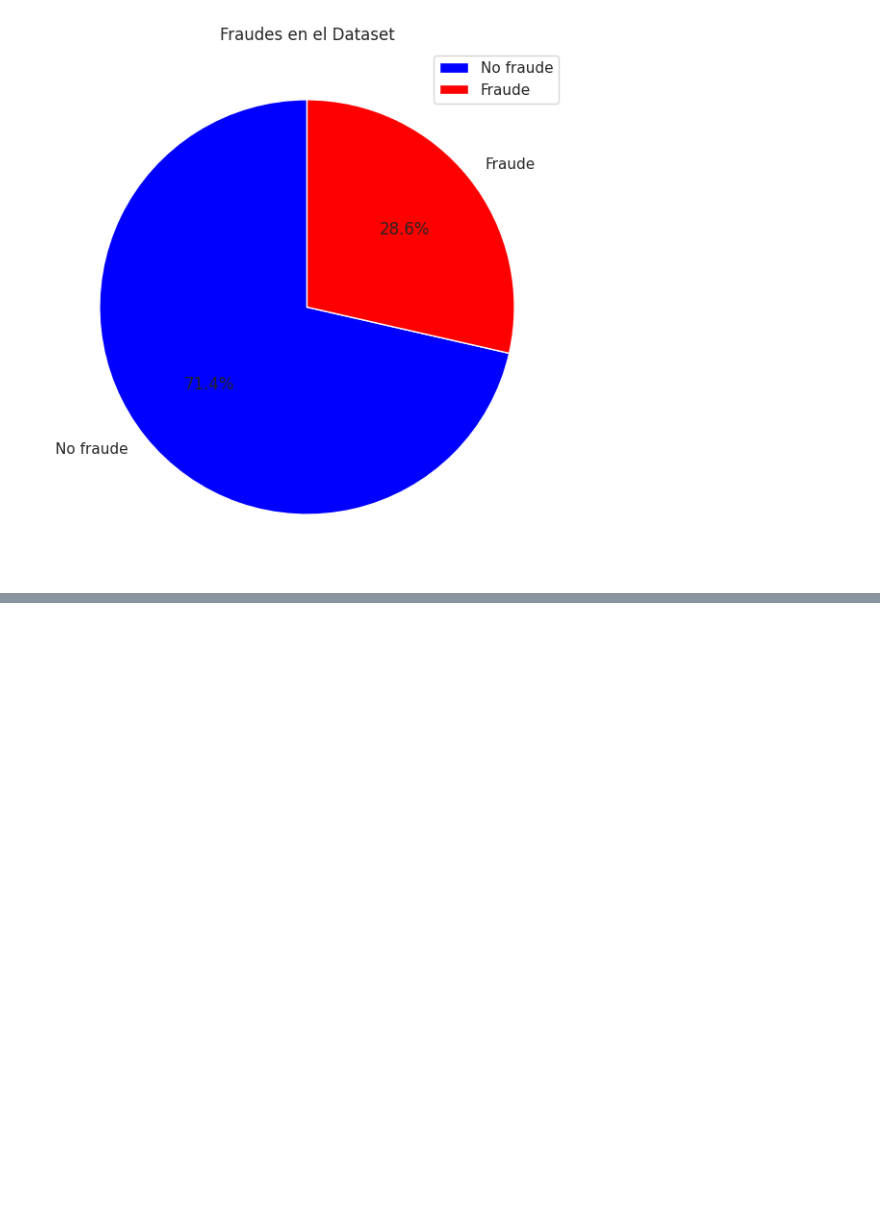
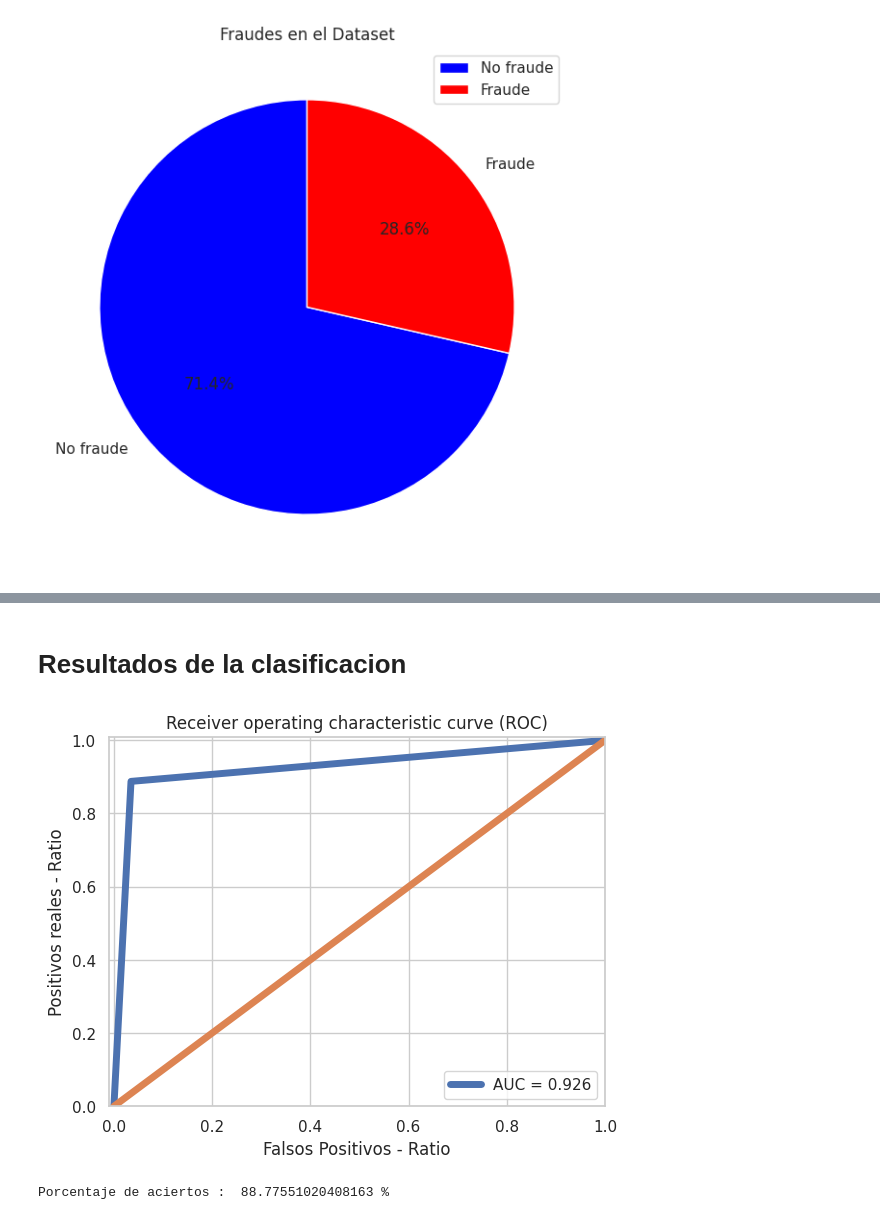
Before and after one commit to Samuel-Chambi/PFC2, a Jupyter notebook: Implementacion_PFC2.ipynb, the cells around one changed output, grey strips where cells are left out. Cells and saved outputs as stored; diff of their text form; code cells hidden in the pictures; blank space fills up the shorter version.

```diff
--- a/Implementacion_PFC2.ipynb
+++ b/Implementacion_PFC2.ipynb
@@ -144,0 +155,12 @@ plt.show()
+# %%
+#Formateo de la etiquetas
+y_train = np.array(y_train).reshape(-1, 1)
+y_valid = np.array(y_valid).reshape(-1, 1)
+y_test = np.array(y_test).reshape(-1, 1)
+# %%
+#Conversion a one-hot encoding
+from keras.utils import to_categorical
+
+y_train = to_categorical(y_train)
+y_test = to_categorical(y_test)
+y_valid = to_categorical(y_valid)
@@ -144,0 +278,4 @@ plt.show()
+# %%
+#Cargamos el modelo
+model = keras.models.load_model('Fraud_Detector_model.h5')
+model.evaluate(X_test, y_test)
@@ -144,0 +286,2 @@ plt.show()
+# %%
+predictions = model.predict(X_test)
@@ -144,0 +290,22 @@ plt.show()
+# %% [markdown]
+# Resultados de la clasificacion
+# %%
+false_pos_rate, true_pos_rate, thresholds = roc_curve(y_test.argmax(axis = 1), predictions.argmax(axis = 1))
+roc_auc = auc(false_pos_rate, true_pos_rate,)
+
+plt.plot(false_pos_rate, true_pos_rate, linewidth = 5, label = 'AUC = %0.3f'% roc_auc)
+plt.plot([0,1],[0,1], linewidth = 5)
+
+plt.xlim([-0.01, 1])
+plt.ylim([0, 1.01])
+plt.legend(loc='lower right')
+plt.title('Receiver operating characteristic curve (ROC)')
+plt.ylabel('Positivos reales - Ratio')
+plt.xlabel('Falsos Positivos - Ratio')
+plt.show()
+# %% [output]
+[figure, added]
+# %%
+print('Porcentaje de aciertos : ', recall_score(y_test.argmax(axis = 1), predictions.argmax(axis = 1)) * 100, '%')
+# %% [output]
+Porcentaje de aciertos :  88.77551020408163 %
```
Also changed, not shown: parts of 14 cells of this notebook.
